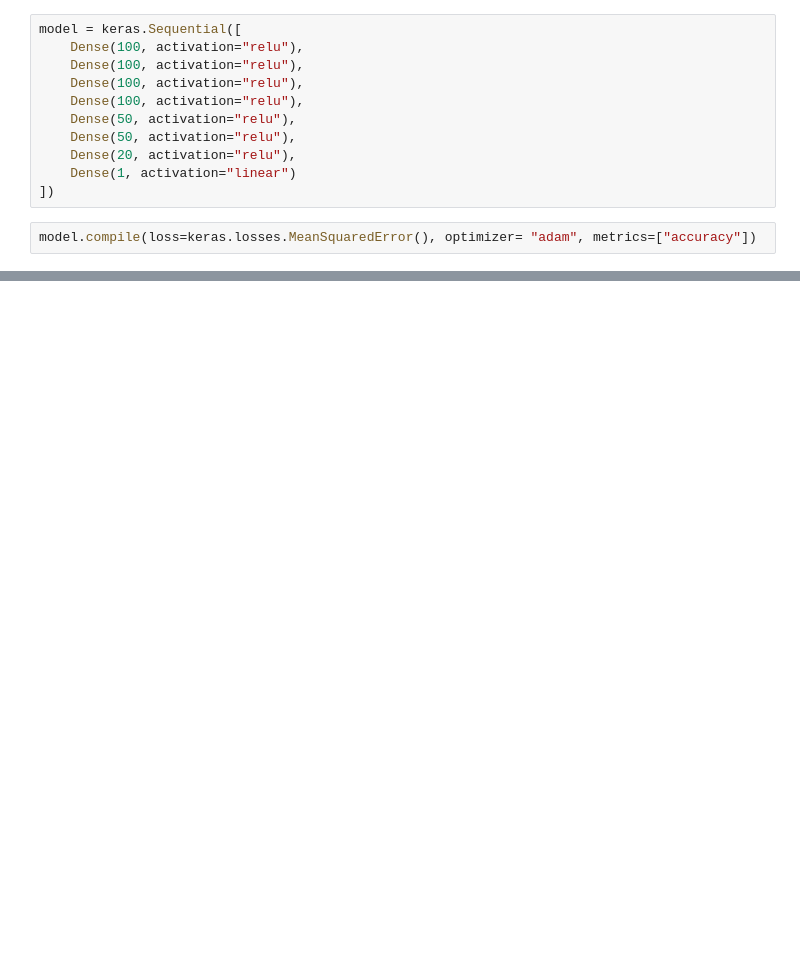
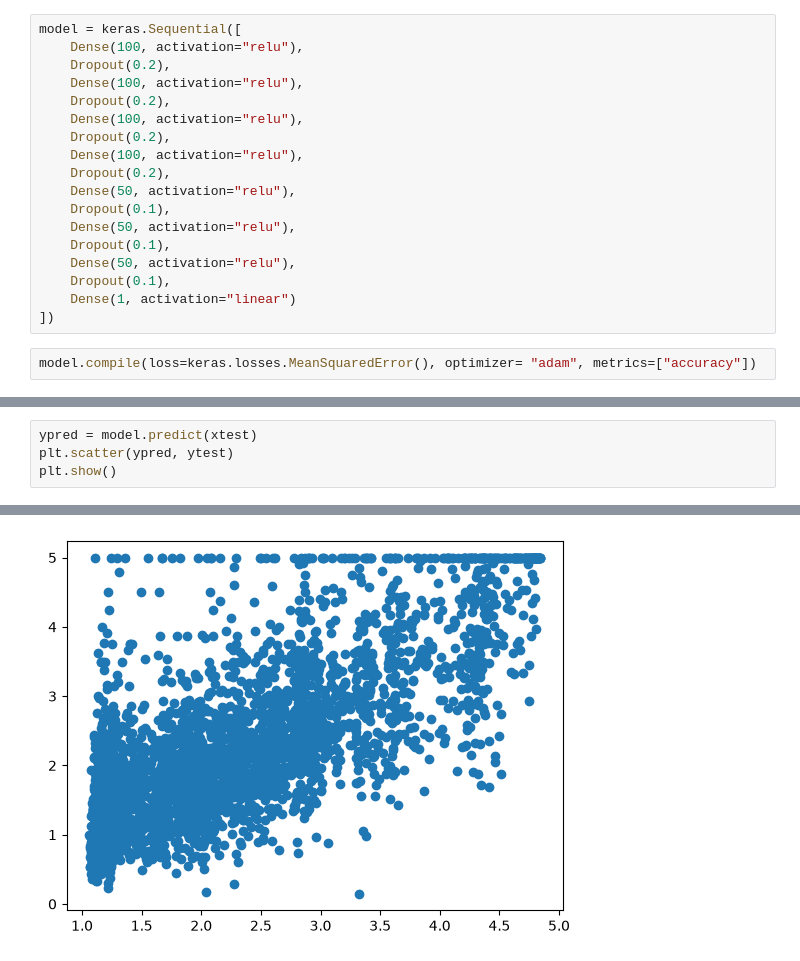
Before and after one commit to Kowsari1382/Deep-Learning, a Jupyter notebook: lr.ipynb, the cells around one changed output, grey strips where cells are left out. Cells and saved outputs as stored; diff of their text form; blank space fills up the shorter version.

```diff
--- a/lr.ipynb
+++ b/lr.ipynb
@@ -24,12 +24,19 @@ xtest = normalize(xtest)
 # %%
 model = keras.Sequential([
     Dense(100, activation="relu"),
+    Dropout(0.2),
     Dense(100, activation="relu"),
+    Dropout(0.2),
     Dense(100, activation="relu"),
+    Dropout(0.2),
     Dense(100, activation="relu"),
+    Dropout(0.2),
     Dense(50, activation="relu"),
+    Dropout(0.1),
     Dense(50, activation="relu"),
-    Dense(20, activation="relu"),
+    Dropout(0.1),
+    Dense(50, activation="relu"),
+    Dropout(0.1),
     Dense(1, activation="linear")
 ])
 # %%
@@ -72,0 +80,5 @@ ypred, ytest[i]
+# %%
+ypred = model.predict(xtest)
+plt.scatter(ypred, ytest)
+plt.show()
+# %% [output]
@@ -72,0 +86 @@ ypred, ytest[i]
+[figure, added]
```
Also changed, not shown: parts of 5 cells of this notebook.
